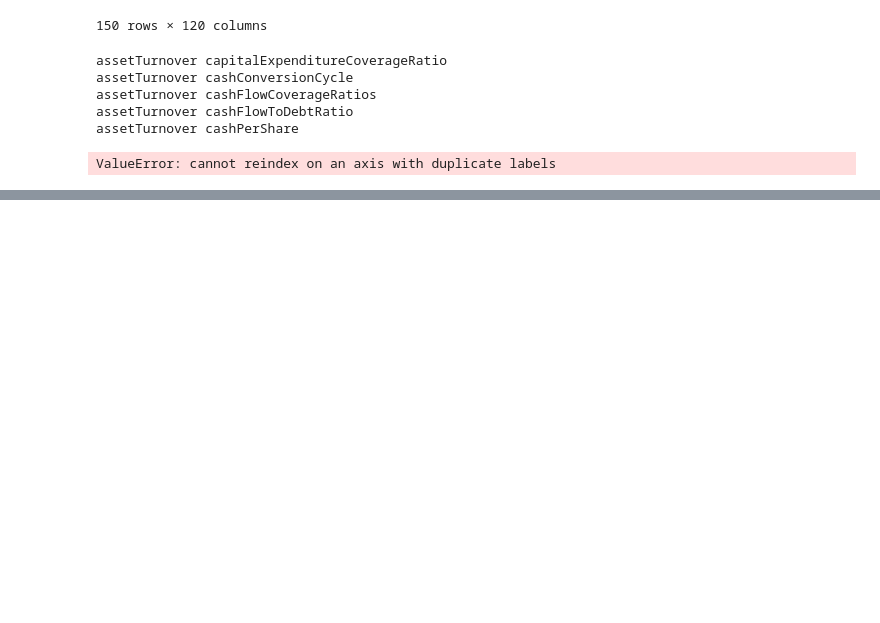
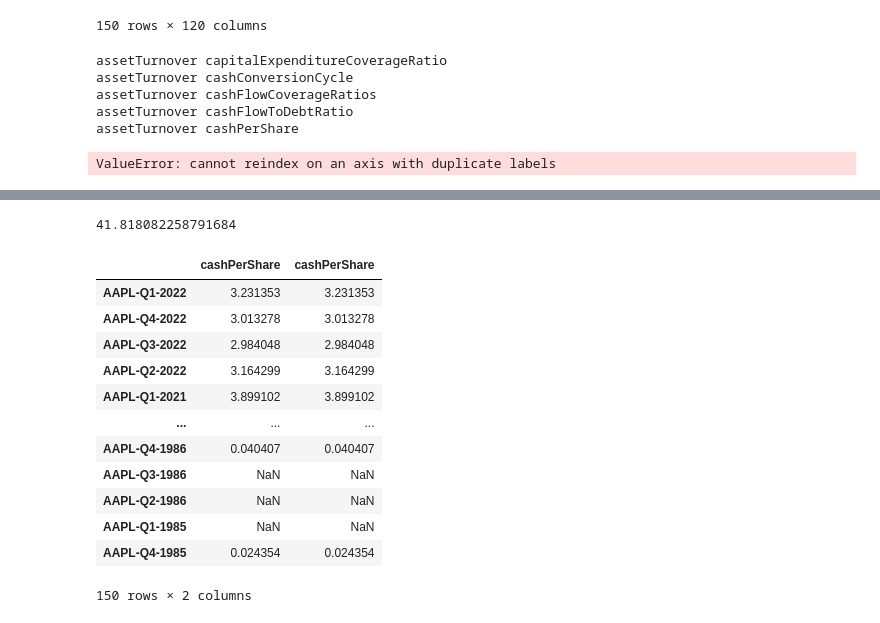
Before and after one commit to oldhiltonian/investment-dataset-builder, a Jupyter notebook: Examples.ipynb, the cells around one changed output, grey strips where cells are left out. Saved outputs shown, nothing was run; the diff lists cells and outputs as text; code cells hidden in the pictures; blank space fills up the shorter version.

```diff
--- a/Examples.ipynb
+++ b/Examples.ipynb
@@ -56,0 +54,20 @@ ValueError: cannot reindex on an axis with duplicate labels
+# %%
+sum(b.final_data.assetTurnover)
+# %% [output]
+41.818082258791684
+# %%
+(b.final_data.cashPerShare)
+# %% [output]
+|  | cashPerShare | cashPerShare |
+| AAPL-Q1-2022 | 3.231353 | 3.231353 |
+| AAPL-Q4-2022 | 3.013278 | 3.013278 |
+| AAPL-Q3-2022 | 2.984048 | 2.984048 |
+| AAPL-Q2-2022 | 3.164299 | 3.164299 |
+| AAPL-Q1-2021 | 3.899102 | 3.899102 |
+| ... | ... | ... |
+| AAPL-Q4-1986 | 0.040407 | 0.040407 |
+| AAPL-Q3-1986 | NaN | NaN |
+| AAPL-Q2-1986 | NaN | NaN |
+| AAPL-Q1-1985 | NaN | NaN |
+| AAPL-Q4-1985 | 0.024354 | 0.024354 |
+150 rows × 2 columns
```
Also changed, not shown: parts of 1 cell of this notebook, 1 other file.
